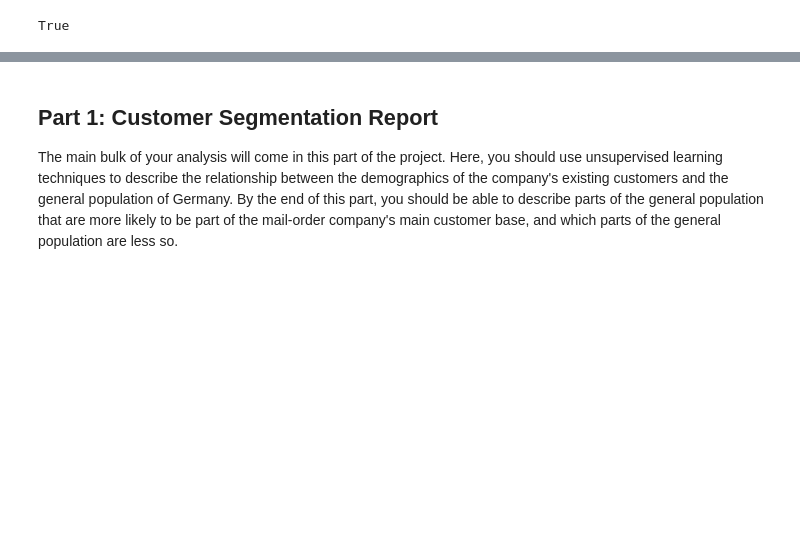
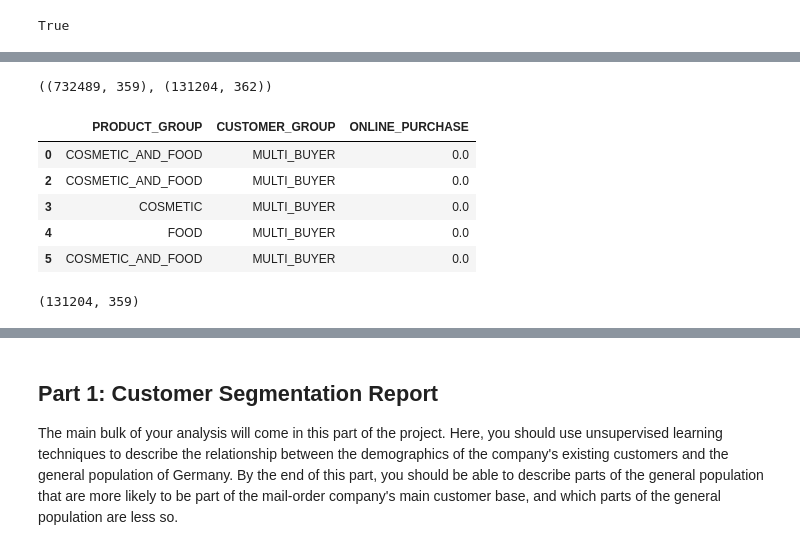
Before and after one commit to ursulahneumann/Arvato_capstone, a Jupyter notebook: Arvato_capstone.ipynb, the cells around one changed output, grey strips where cells are left out. Cells and saved outputs as stored; diff of their text form; code cells hidden in the pictures; blank space fills up the shorter version.

```diff
--- a/Arvato_capstone.ipynb
+++ b/Arvato_capstone.ipynb
@@ -677,0 +691,6 @@ True
+# %%
+# Reload cleaned azdias object as saved after above analysis (may need to rerun imports)
+azdias_clean = pickle.load(open("azdias_clean.pickle", "rb"))
+
+# Reload cleaned customers object as saved after above analysis
+customers_clean = pickle.load(open("customers_clean.pickle", "rb"))
@@ -677,0 +728,25 @@ True
+# %%
+azdias_clean.shape, customers_clean.shape
+# %% [output]
+((732489, 359), (131204, 362))
+# %%
+# Make a new dataframe to hold the 3 extra columns of the customers dataset in case we need
+# them for later
+customers_extra_cols = customers_clean[['PRODUCT_GROUP', 'CUSTOMER_GROUP', 'ONLINE_PURCHASE']]
+customers_extra_cols.head()
+# %% [output]
+|  | PRODUCT_GROUP | CUSTOMER_GROUP | ONLINE_PURCHASE |
+| 0 | COSMETIC_AND_FOOD | MULTI_BUYER | 0.0 |
+| 2 | COSMETIC_AND_FOOD | MULTI_BUYER | 0.0 |
+| 3 | COSMETIC | MULTI_BUYER | 0.0 |
+| 4 | FOOD | MULTI_BUYER | 0.0 |
+| 5 | COSMETIC_AND_FOOD | MULTI_BUYER | 0.0 |
+# %%
+# Delete the 3 extra columns from the customers dataframe so it has the same columns
+# as the azdias dataframe
+del customers_clean['PRODUCT_GROUP']
+del customers_clean['CUSTOMER_GROUP']
+del customers_clean['ONLINE_PURCHASE']
+customers_clean.shape
+# %% [output]
+(131204, 359)
```
Also changed, not shown: parts of 11 cells of this notebook.
